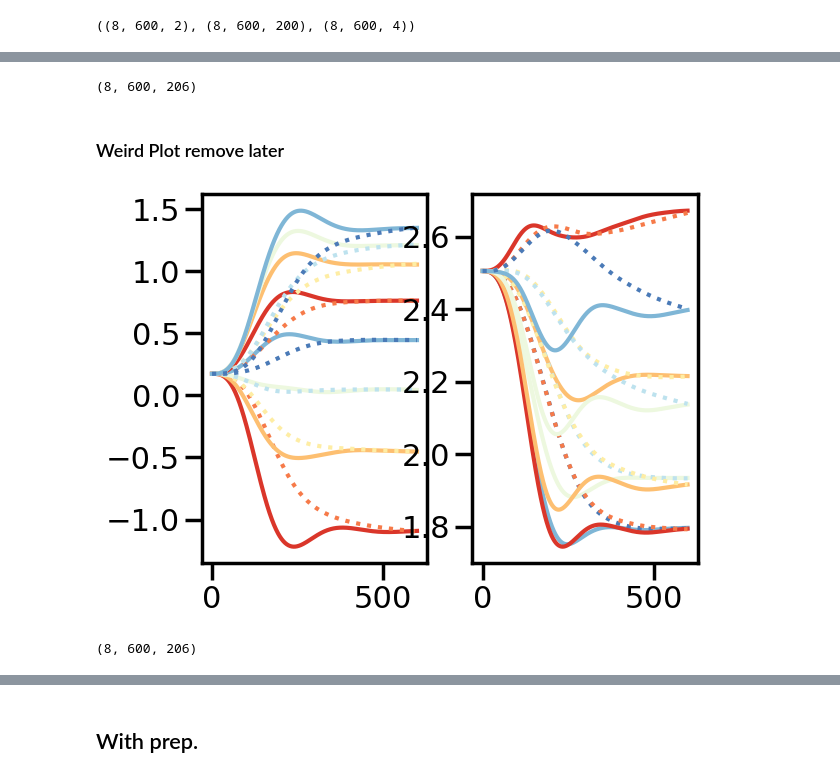
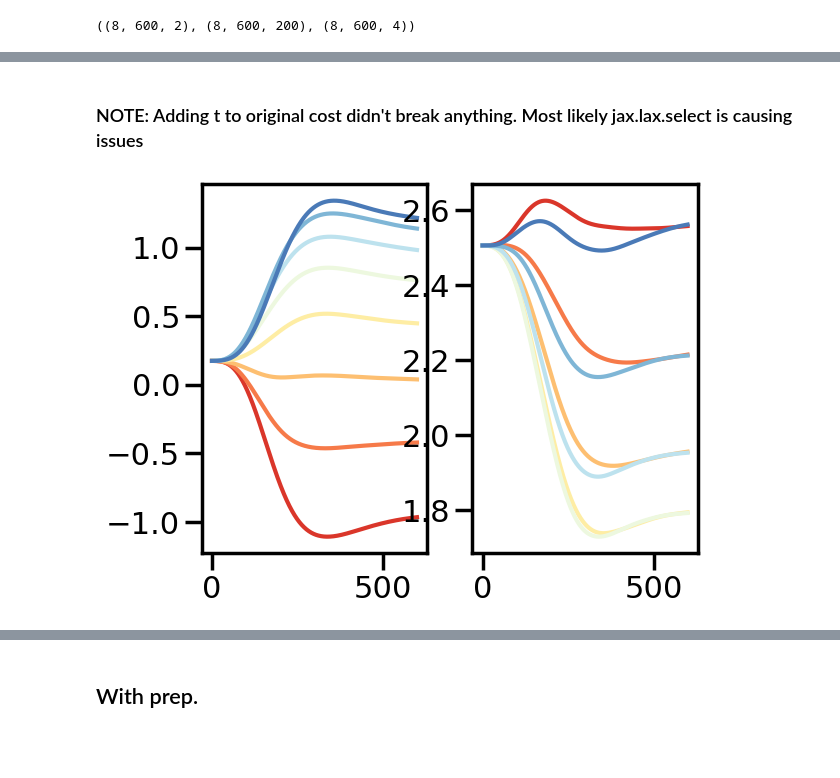
Before and after one commit to bbhaduri/iLQR-jax, a Jupyter notebook: notebooks/ilqr_network_arm.ipynb, the cells around one changed output, grey strips where cells are left out. Drawn from its saved outputs; the diff is of its cells as text; code cells hidden in the pictures; blank space fills up the shorter version.

```diff
--- a/notebooks/ilqr_network_arm.ipynb
+++ b/notebooks/ilqr_network_arm.ipynb
@@ -18,3 +18,8 @@ sys.path.append("../src/")
 import network_and_arm
 import arm_model
 from scipy.interpolate import interp1d
+
+# GLOBAL VARIABLES
+START_ANGLE = np.array([10, 143.54]) * np.pi/180
+ALPHA_NULL = 1.E-2
+ALPHA_EFFORT = 1.E-5
@@ -54,5 +141,5 @@ cost_trj_batch = vmap(cost_trj, (0,0,0,None))
 # %%
-def cost_stage_grads(x, u, target, lmbda):
+def cost_stage_grads(x, u, t, target, lmbda):
     """
     x: (n_states, )
     u: (n_controls,)
@@ -63,15 +150,15 @@ def cost_stage_grads(x, u, target, lmbda):
     dL = jacrev(cost_stage, (0,1)) #l_x, l_u
     d2L = jacfwd(dL, (0,1)) # l_xx etc
 
-    l_x, l_u = dL(x, u, target, lmbda)
-    d2Ldx, d2Ldu = d2L(x, u, target, lmbda)
+    l_x, l_u = dL(x, u, t, target, lmbda)
+    d2Ldx, d2Ldu = d2L(x, u, t, target, lmbda)
     l_xx, l_xu = d2Ldx
     l_ux, l_uu = d2Ldu
 
     return l_x, l_u, l_xx, l_ux, l_uu
 
 # Accepts (batch size, n_states) etc.
-cost_stage_grads_batch = vmap(cost_stage_grads, in_axes=(0,0,0,None))
+cost_stage_grads_batch = vmap(cost_stage_grads, in_axes=(0,0,0,0,None))
 
 def cost_final_grads(x, target):
     """
@@ -174,9 +262,9 @@ def step_back_scan(state, inputs, regu, lmbda):
     """
     One step of Bellman iteration, backward in time
     """
-    x_t, u_t, target_t = inputs
+    x_t, u_t, t, target_t = inputs
     k, K, V_x, V_xx = state
-    l_x, l_u, l_xx, l_ux, l_uu = cost_stage_grads(x_t, u_t, target_t, lmbda)
+    l_x, l_u, l_xx, l_ux, l_uu = cost_stage_grads(x_t, u_t, t, target_t, lmbda)
     f_x, f_u = dynamics_grads(x_t, u_t)
     Q_x, Q_u, Q_xx, Q_ux, Q_uu = Q_terms(l_x, l_u, l_xx, l_ux, l_uu, f_x, f_u, V_x, V_xx)
     Q_uu_regu = Q_uu + np.eye(Q_uu.shape[0])*regu
@@ -196,7 +284,8 @@ def backward_pass_scan(x_trj, u_trj, target_trj, regu, lmbda):
     V_xx = l_final_xx
     # Wrap initial state and inputs for use in scan
     init = (k, K, V_x, V_xx)
-    xs = (x_trj, u_trj, target_trj)
+    ts = np.arange(x_trj.shape[0])
+    xs = (x_trj, u_trj, ts, target_trj)
     # Loop --- backward in time
     step_fn = lambda state, inputs: step_back_scan(state, inputs, regu, lmbda)
     _, state = scan(step_fn, init, xs, reverse=True)
@@ -293,30 +372,18 @@ x0.shape
 # %%
 # Create target trajectory of just final target
-final_target = np.repeat(np.expand_dims(q[:, -1, :2], 1), 600, axis=1)
-x_trj_new, u_trj_new, cost_trace = run_ilqr_batch(x0, final_target, None, 2, 1e-4, 1e-4)
+target_trj = np.repeat(np.expand_dims(target_angles, 1), 600, axis=1)
+x_trj_new, u_trj_new, cost_trace = run_ilqr_batch(x0, target_trj, None, 2, 1e-4, 1e-4)
-# %%
-x_trj_new.shape
-# %% [output]
-(8, 600, 206)
-# %% [markdown]
-### Weird Plot remove later
+# %% [markdown]
+### NOTE: Adding t to original cost didn't break anything. Most likely jax.lax.select is causing issues
 # %%
 fig, ax = plt.subplots(1,2)
 for i in range(8):
     # theta 1 (all 8 reaches)
     ax[0].plot(x_trj_new[i,:,-4])
     # theta 2 (all 8 reaches)
     ax[1].plot(x_trj_new[i,:,-3])
-
-    # Target trajectory weirdly
-    ax[0].plot(q[i,:,0],":")
-    ax[1].plot(q[i,:,1],":")
 # %% [output]
-[figure, old version]
+[figure, new version]
-# %%
-x_trj_new.shape
-# %% [output]
-(8, 600, 206)
 # %%
 y_trj = arm_model.get_position_batch(x_trj_new[:, :, -4:-2])
 # %%
```
Also changed, not shown: parts of 32 cells of this notebook, 1 other file.
